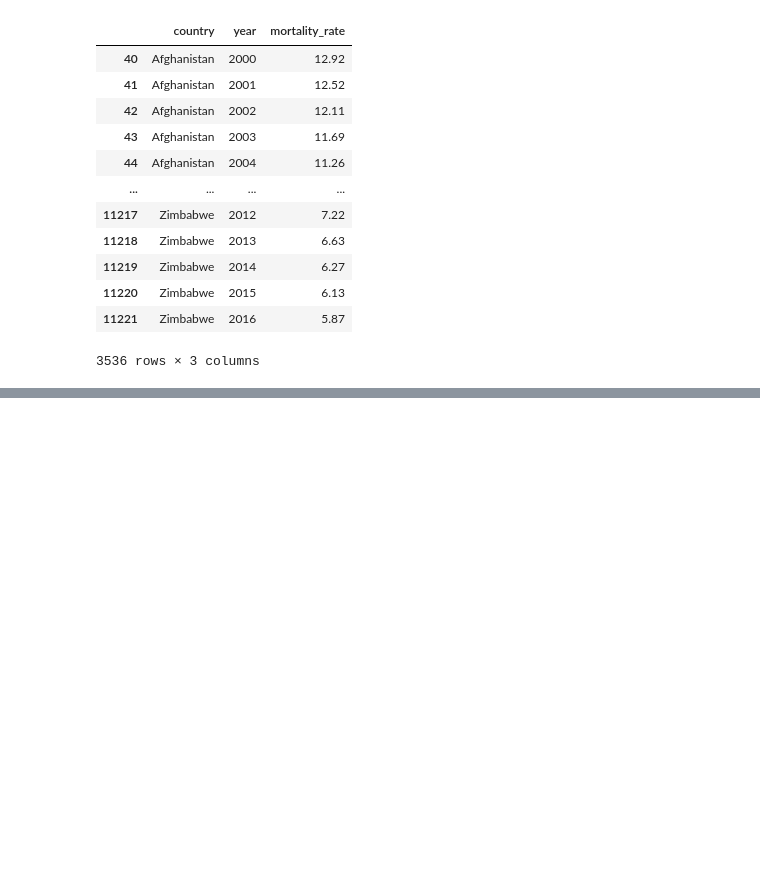
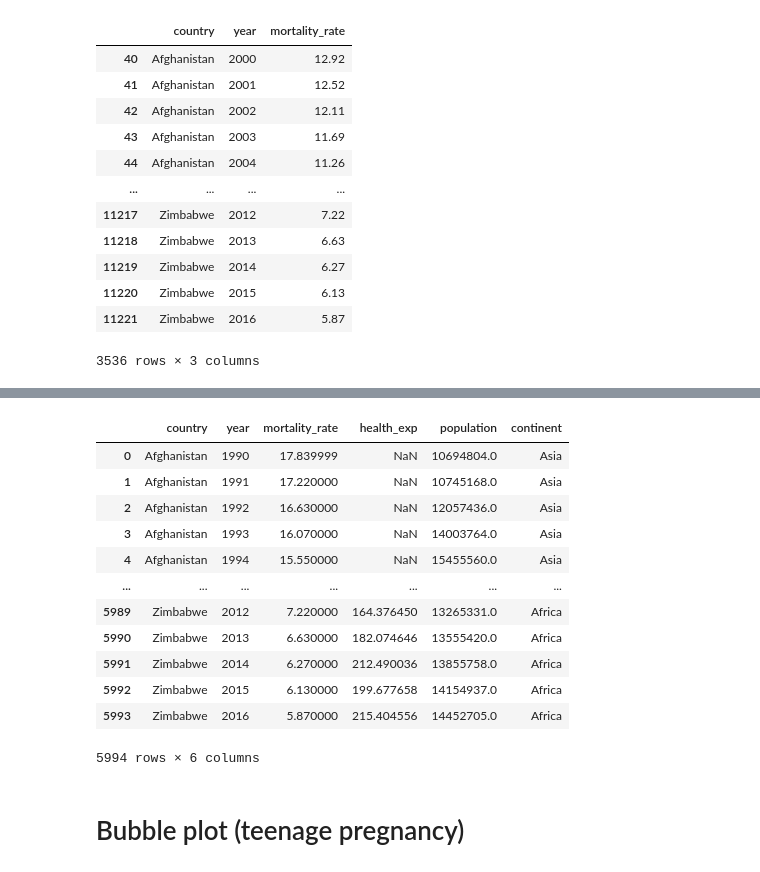
Before and after one commit to ongdisheng/FIT3179, a Jupyter notebook: project2/data/preprocess.ipynb, the cells around one changed output, grey strips where cells are left out. Cells and saved outputs as stored; diff of their text form; code cells hidden in the pictures; blank space fills up the shorter version.

```diff
--- a/project2/data/preprocess.ipynb
+++ b/project2/data/preprocess.ipynb
@@ -1099,0 +1129,4 @@ final
+# %%
+health = health[['Entity', 'Year', 'Mortality rate, under-5 (per 1,000 live births)', 'Current health expenditure per capita, PPP (current international $)', 'Population (historical estimates)']]
+# %%
+health.columns = ['country', 'year', 'mortality_rate', 'health_exp', 'population']
@@ -1099,0 +1149,3 @@ final
+# %%
+health = health[(health['year'] >= 1990) & (health['year'] <= 2016)]
+health
@@ -1099,0 +1166,3 @@ final
+# %%
+continent = pd.read_csv('continent.csv')
+continent
@@ -1099,0 +1183,17 @@ final
+# %%
+final = pd.merge(health, continent, on='country')
+final
+# %% [output]
+|  | country | year | mortality_rate | health_exp | population | continent |
+| 0 | Afghanistan | 1990 | 17.839999 | NaN | 10694804.0 | Asia |
+| 1 | Afghanistan | 1991 | 17.220000 | NaN | 10745168.0 | Asia |
+| 2 | Afghanistan | 1992 | 16.630000 | NaN | 12057436.0 | Asia |
+| 3 | Afghanistan | 1993 | 16.070000 | NaN | 14003764.0 | Asia |
+| 4 | Afghanistan | 1994 | 15.550000 | NaN | 15455560.0 | Asia |
+| ... | ... | ... | ... | ... | ... | ... |
+| 5989 | Zimbabwe | 2012 | 7.220000 | 164.376450 | 13265331.0 | Africa |
+| 5990 | Zimbabwe | 2013 | 6.630000 | 182.074646 | 13555420.0 | Africa |
+| 5991 | Zimbabwe | 2014 | 6.270000 | 212.490036 | 13855758.0 | Africa |
+| 5992 | Zimbabwe | 2015 | 6.130000 | 199.677658 | 14154937.0 | Africa |
+| 5993 | Zimbabwe | 2016 | 5.870000 | 215.404556 | 14452705.0 | Africa |
+5994 rows × 6 columns
@@ -1099,0 +1202,2 @@ final
+# %% [markdown]
+# Bubble plot (teenage pregnancy)
```
Also changed, not shown: parts of 19 cells of this notebook, 4 other files.
